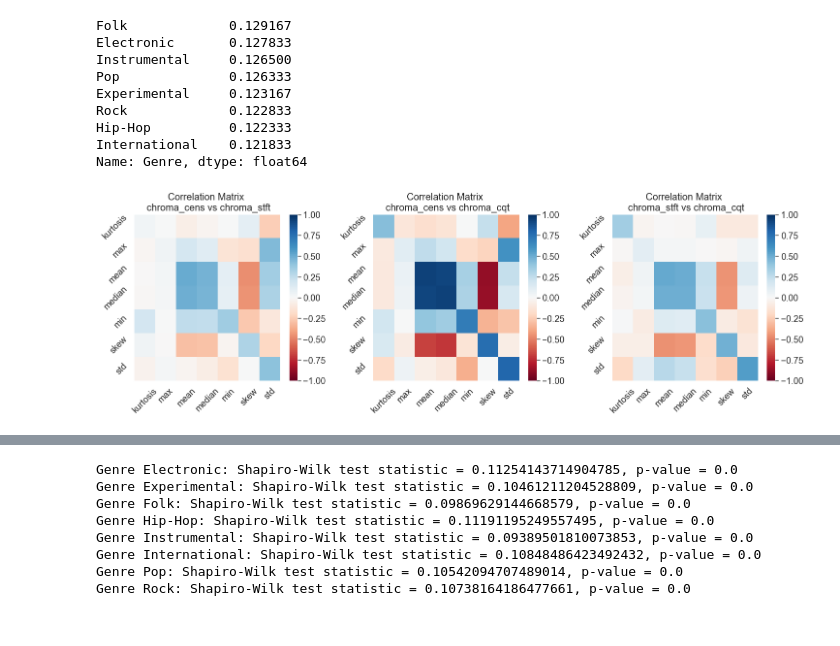
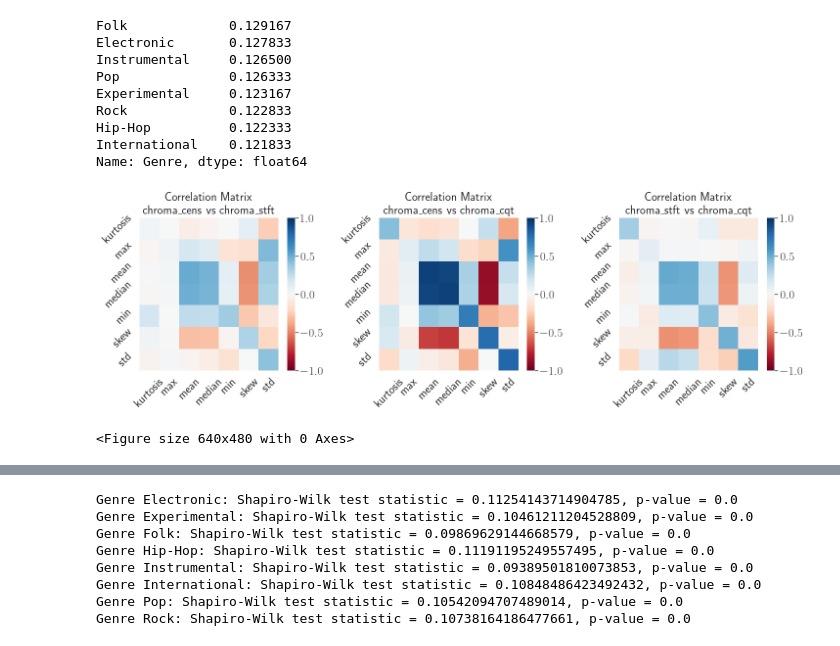
Before and after one commit to Daniel-Lin-S/SML_practical, a Jupyter notebook: AssessedPracticalSamplePythonCode.ipynb, the cells around one changed output, grey strips where cells are left out. Cells and saved outputs as stored; diff of their text form; code cells hidden in the pictures.

```diff
--- a/AssessedPracticalSamplePythonCode.ipynb
+++ b/AssessedPracticalSamplePythonCode.ipynb
@@ -59,6 +59,10 @@ Rock             0.122833
 Hip-Hop          0.122333
 International    0.121833
 Name: Genre, dtype: float64
+# %%
+plt.rc('text', usetex=True)
+plt.rcParams['font.family'] = 'Times New Roman'
+plt.rcParams['mathtext.default'] = 'Times New Roman'
 # %%
 ### correlation test ###
 
@@ -78,38 +82,40 @@ corr_group1_group2 = np.corrcoef(group1, group2, rowvar=False)
 corr_group1_group3 = np.corrcoef(group1, group3, rowvar=False)
 corr_group2_group3 = np.corrcoef(group2, group3, rowvar=False)
 
 # Plot heatmaps
 plt.figure(figsize=(15, 5))
-sns.set_context("paper", font_scale=1.5)  # Adjust font_scale as needed
+sns.set_context("paper", font_scale=2)  # Adjust font_scale as needed
 sns.set_style("whitegrid")
 
 plt.subplot(1, 3, 1)
 ax1 = sns.heatmap(corr_group1_group2[:7, 7:], cmap='RdBu', xticklabels=group1_ticks, yticklabels=group2_ticks,
             vmin=-1, vmax=1)
-plt.title(f'Correlation Matrix \n {group1_feature} vs {group2_feature}')
+plt.title(f'Correlation Matrix \n {group1_feature} vs {group2_feature}', fontsize=18)
 
 plt.subplot(1, 3, 2)
 ax2 = sns.heatmap(corr_group1_group3[:7, 7:], cmap='RdBu', xticklabels=group1_ticks, yticklabels=group3_ticks,
             vmin=-1, vmax=1)
-plt.title(f'Correlation Matrix \n {group1_feature} vs {group3_feature}')
+plt.title(f'Correlation Matrix \n {group1_feature} vs {group3_feature}', fontsize=18)
 
 plt.subplot(1, 3, 3)
 ax3 = sns.heatmap(corr_group2_group3[:7, 7:], cmap='RdBu', xticklabels=group2_ticks, yticklabels=group3_ticks,
             vmin=-1, vmax=1)
-plt.title(f'Correlation Matrix \n {group2_feature} vs {group3_feature}')
+plt.title(f'Correlation Matrix \n {group2_feature} vs {group3_feature}', fontsize=18)
 
 # Rotate xticks and yticks
 ax1.set_xticklabels(ax1.get_xticklabels(), rotation=45)
 ax1.set_yticklabels(ax1.get_yticklabels(), rotation=45)
 ax2.set_xticklabels(ax2.get_xticklabels(), rotation=45)
 ax2.set_yticklabels(ax2.get_yticklabels(), rotation=45)
 ax3.set_xticklabels(ax3.get_xticklabels(), rotation=45)
 ax3.set_yticklabels(ax3.get_yticklabels(), rotation=45)
 
 plt.tight_layout()
 plt.show()
+plt.savefig('figures/chroma_correlations')
 # %% [output]
-[figure, old version]
+[figure, new version]
+<Figure size 640x480 with 0 Axes>
 # %%
 # Calculate the correlation matrix
 correlation_matrix = X.corr()
```
Also changed, not shown: parts of 4 cells of this notebook, 3 other files.
